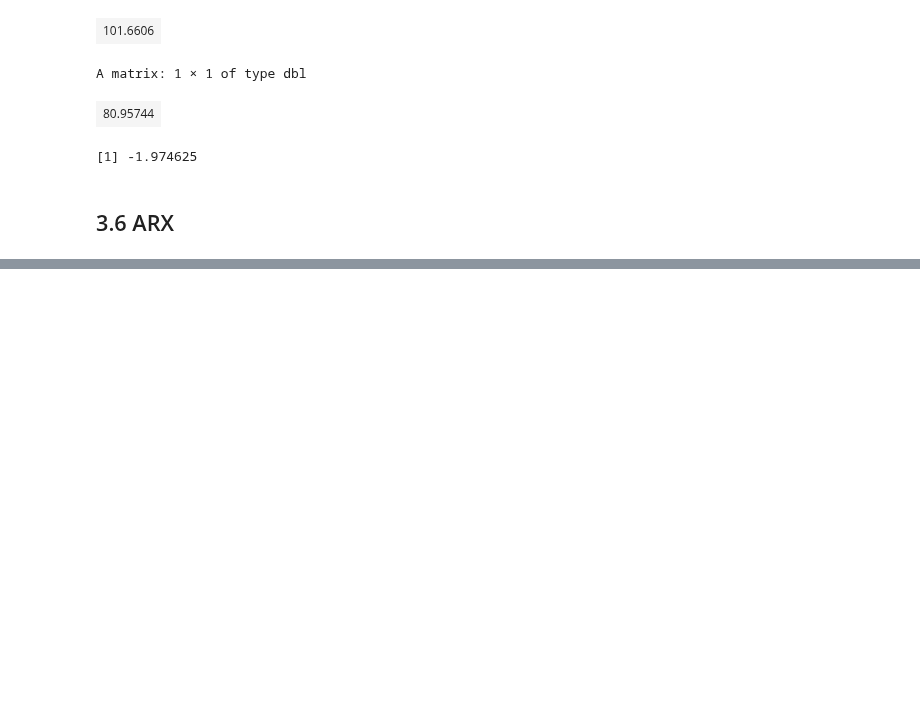
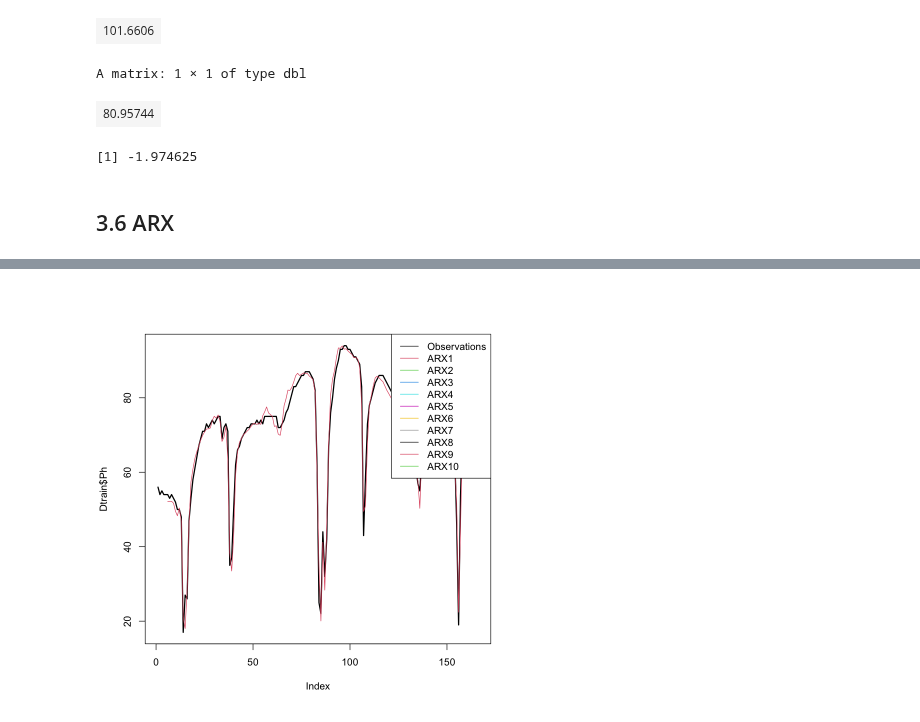
Before and after one commit to mathilderask/TimeSeriesAnalysis, a Jupyter notebook: Assig3/opg_3_oia.ipynb, the cells around one changed output, grey strips where cells are left out. Saved outputs shown, nothing was run; the diff lists cells and outputs as text; code cells hidden in the pictures; blank space fills up the shorter version.

```diff
--- a/Assig3/opg_3_oia.ipynb
+++ b/Assig3/opg_3_oia.ipynb
@@ -297,0 +327,28 @@ t_value
+# %%
+L$ARX2 <- lm(Ph ~ 0 + Ph.l1 + Ph.l2 + Tdelta.l0 + Tdelta.l1 + Gv.l0 + Gv.l1, data = Dtrain)
+
+L$ARX3 <- lm(Ph ~ 0 + Ph.l1 + Ph.l2 + Ph.l3 + Tdelta.l0 + Tdelta.l1 + Tdelta.l2 + Gv.l0 + Gv.l1 + Gv.l2, data = Dtrain)
+
+L$ARX4 <- lm(Ph ~ 0 + Ph.l1 + Ph.l2 + Ph.l3 + Ph.l4 + Tdelta.l0 + Tdelta.l1 + Tdelta.l2 + Tdelta.l3 + Gv.l0 + Gv.l1 + Gv.l2 + Gv.l3, data = Dtrain)
+
+L$ARX5 <- lm(Ph ~ 0 + Ph.l1 + Ph.l2 + Ph.l3 + Ph.l4 + Ph.l5 + Tdelta.l0 + Tdelta.l1 + Tdelta.l2 + Tdelta.l3 + Tdelta.l4 + Gv.l0 + Gv.l1 + Gv.l2 + Gv.l3 + Gv.l4, data = Dtrain)
+
+L$ARX6 <- lm(Ph ~ 0 + Ph.l1 + Ph.l2 + Ph.l3 + Ph.l4 + Ph.l5 + Ph.l6 + Tdelta.l0 + Tdelta.l1 + Tdelta.l2 + Tdelta.l3 + Tdelta.l4 + Tdelta.l5 + Gv.l0 + Gv.l1 + Gv.l2 + Gv.l3 + Gv.l4 + Gv.l5, data = Dtrain)
+
+L$ARX7 <- lm(Ph ~ 0 + Ph.l1 + Ph.l2 + Ph.l3 + Ph.l4 + Ph.l5 + Ph.l6 + Ph.l7 + Tdelta.l0 + Tdelta.l1 + Tdelta.l2 + Tdelta.l3 + Tdelta.l4 + Tdelta.l5 + Tdelta.l6 + Gv.l0 + Gv.l1 + Gv.l2 + Gv.l3 + Gv.l4 + Gv.l5 + Gv.l6, data = Dtrain)
+
+L$ARX8 <- lm(Ph ~ 0 + Ph.l1 + Ph.l2 + Ph.l3 + Ph.l4 + Ph.l5 + Ph.l6 + Ph.l7 + Ph.l8 + Tdelta.l0 + Tdelta.l1 + Tdelta.l2 + Tdelta.l3 + Tdelta.l4 + Tdelta.l5 + Tdelta.l6 + Tdelta.l7 + Gv.l0 + Gv.l1 + Gv.l2 + Gv.l3 + Gv.l4 + Gv.l5 + Gv.l6 + Gv.l7, data = Dtrain)
+
+L$ARX9 <- lm(Ph ~ 0 + Ph.l1 + Ph.l2 + Ph.l3 + Ph.l4 + Ph.l5 + Ph.l6 + Ph.l7 + Ph.l8 + Ph.l9 + Tdelta.l0 + Tdelta.l1 + Tdelta.l2 + Tdelta.l3 + Tdelta.l4 + Tdelta.l5 + Tdelta.l6 + Tdelta.l7 + Tdelta.l8 + Gv.l0 + Gv.l1 + Gv.l2 + Gv.l3 + Gv.l4 + Gv.l5 + Gv.l6 + Gv.l7 + Gv.l8, data = Dtrain)
+
+L$ARX10 <- lm(Ph ~ 0 + Ph.l1 + Ph.l2 + Ph.l3 + Ph.l4 + Ph.l5 + Ph.l6 + Ph.l7 + Ph.l8 + Ph.l9 + Ph.l10 + Tdelta.l0 + Tdelta.l1 + Tdelta.l2 + Tdelta.l3 + Tdelta.l4 + Tdelta.l5 + Tdelta.l6 + Tdelta.l7 + Tdelta.l8 + Tdelta.l9 + Gv.l0 + Gv.l1 + Gv.l2 + Gv.l3 + Gv.l4 + Gv.l5 + Gv.l6 + Gv.l7 + Gv.l8 + Gv.l9, data = Dtrain)
+# %%
+par(bg = "white")
+plot(Dtrain$Ph, type="l", lwd=2)
+X <- as.data.frame(Dtrain)
+for(i in 1:1){
+  lines(arx_onestep(5, L[[i]], X), col=i+1)
+}
+legend("topright", c("Observations",names(L)), lty=1, col=1:(length(L)+1))
+# %% [output]
+[figure, added]
```
Also changed, not shown: parts of 13 cells of this notebook, 6 other files.
